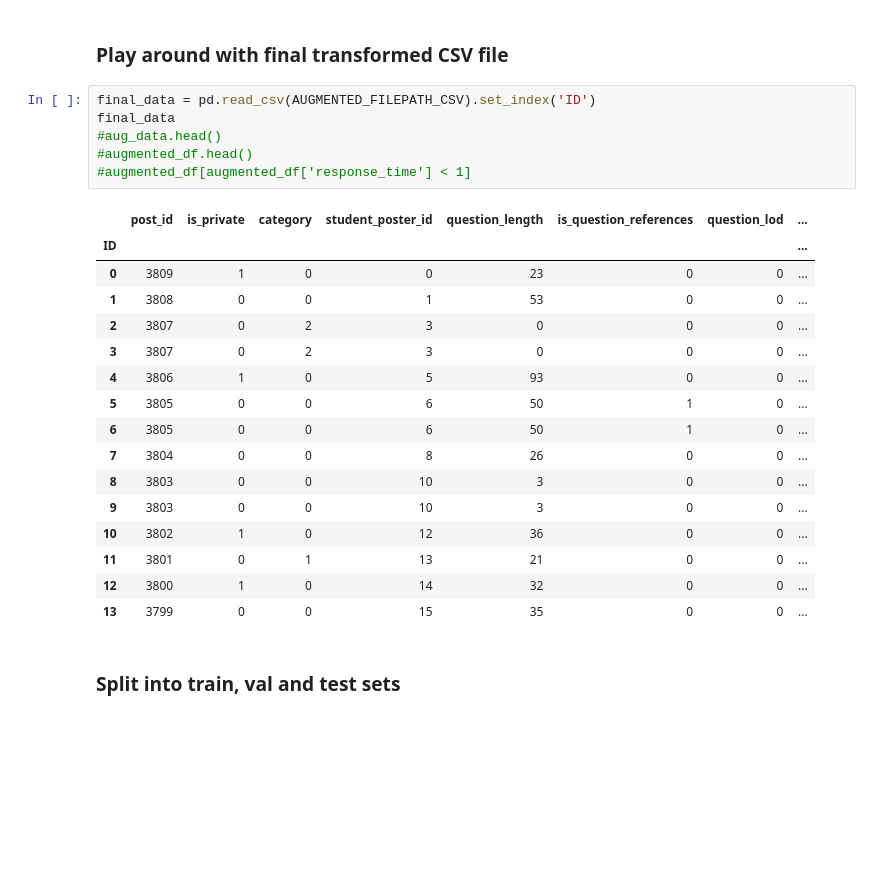
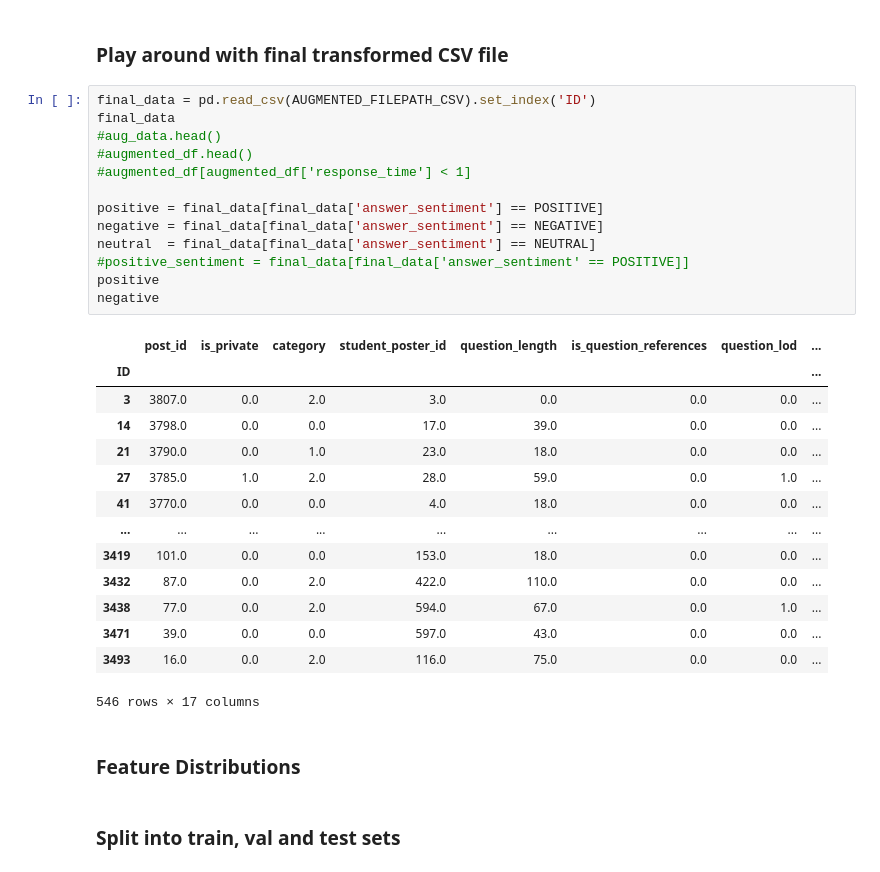
Before and after one commit to PiazzaBot/HelpfulResponses, a Jupyter notebook: data_processing.ipynb, the cells around one changed output. Saved outputs shown, nothing was run; the diff lists cells and outputs as text; blank space fills up the shorter version.

```diff
--- a/data_processing.ipynb
+++ b/data_processing.ipynb
@@ -572,26 +572,33 @@ augmented_df = augment_data(data, csc108_fall2021_categories, add_nlp_features=T
 # %%
 final_data = pd.read_csv(AUGMENTED_FILEPATH_CSV).set_index('ID')
 final_data
 #aug_data.head()
 #augmented_df.head()
 #augmented_df[augmented_df['response_time'] < 1]
+
+positive = final_data[final_data['answer_sentiment'] == POSITIVE]
+negative = final_data[final_data['answer_sentiment'] == NEGATIVE]
+neutral  = final_data[final_data['answer_sentiment'] == NEUTRAL]
+#positive_sentiment = final_data[final_data['answer_sentiment' == POSITIVE]]
+positive
+negative
 # %% [output]
 |  | post_id | is_private | category | student_poster_id | question_length | is_question_references | question_lod | ... |
 | ID |  |  |  |  |  |  |  | ... |
-| 0 | 3809 | 1 | 0 | 0 | 23 | 0 | 0 | ... |
-| 1 | 3808 | 0 | 0 | 1 | 53 | 0 | 0 | ... |
-| 2 | 3807 | 0 | 2 | 3 | 0 | 0 | 0 | ... |
-| 3 | 3807 | 0 | 2 | 3 | 0 | 0 | 0 | ... |
-| 4 | 3806 | 1 | 0 | 5 | 93 | 0 | 0 | ... |
-| 5 | 3805 | 0 | 0 | 6 | 50 | 1 | 0 | ... |
-| 6 | 3805 | 0 | 0 | 6 | 50 | 1 | 0 | ... |
-| 7 | 3804 | 0 | 0 | 8 | 26 | 0 | 0 | ... |
-| 8 | 3803 | 0 | 0 | 10 | 3 | 0 | 0 | ... |
-| 9 | 3803 | 0 | 0 | 10 | 3 | 0 | 0 | ... |
-| 10 | 3802 | 1 | 0 | 12 | 36 | 0 | 0 | ... |
-| 11 | 3801 | 0 | 1 | 13 | 21 | 0 | 0 | ... |
-| 12 | 3800 | 1 | 0 | 14 | 32 | 0 | 0 | ... |
-| 13 | 3799 | 0 | 0 | 15 | 35 | 0 | 0 | ... |
+| 3 | 3807.0 | 0.0 | 2.0 | 3.0 | 0.0 | 0.0 | 0.0 | ... |
+| 14 | 3798.0 | 0.0 | 0.0 | 17.0 | 39.0 | 0.0 | 0.0 | ... |
+| 21 | 3790.0 | 0.0 | 1.0 | 23.0 | 18.0 | 0.0 | 0.0 | ... |
+| 27 | 3785.0 | 1.0 | 2.0 | 28.0 | 59.0 | 0.0 | 1.0 | ... |
+| 41 | 3770.0 | 0.0 | 0.0 | 4.0 | 18.0 | 0.0 | 0.0 | ... |
+| ... | ... | ... | ... | ... | ... | ... | ... | ... |
+| 3419 | 101.0 | 0.0 | 0.0 | 153.0 | 18.0 | 0.0 | 0.0 | ... |
+| 3432 | 87.0 | 0.0 | 2.0 | 422.0 | 110.0 | 0.0 | 0.0 | ... |
+| 3438 | 77.0 | 0.0 | 2.0 | 594.0 | 67.0 | 0.0 | 1.0 | ... |
+| 3471 | 39.0 | 0.0 | 0.0 | 597.0 | 43.0 | 0.0 | 0.0 | ... |
+| 3493 | 16.0 | 0.0 | 2.0 | 116.0 | 75.0 | 0.0 | 0.0 | ... |
+546 rows × 17 columns
+# %% [markdown]
+### Feature Distributions
 # %% [markdown]
 ### Split into train, val and test sets
 # %%
```
Also changed, not shown: parts of 2 cells of this notebook.
